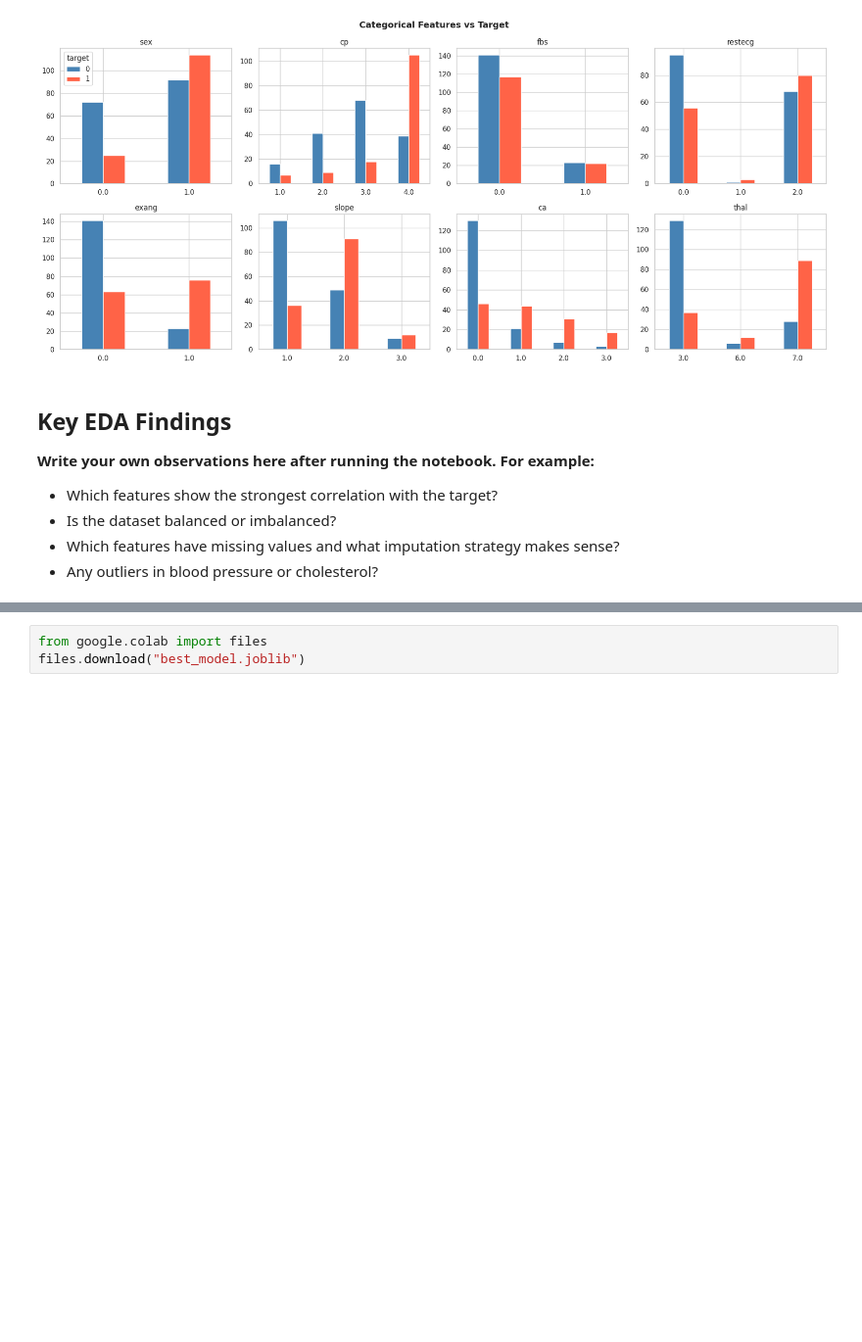
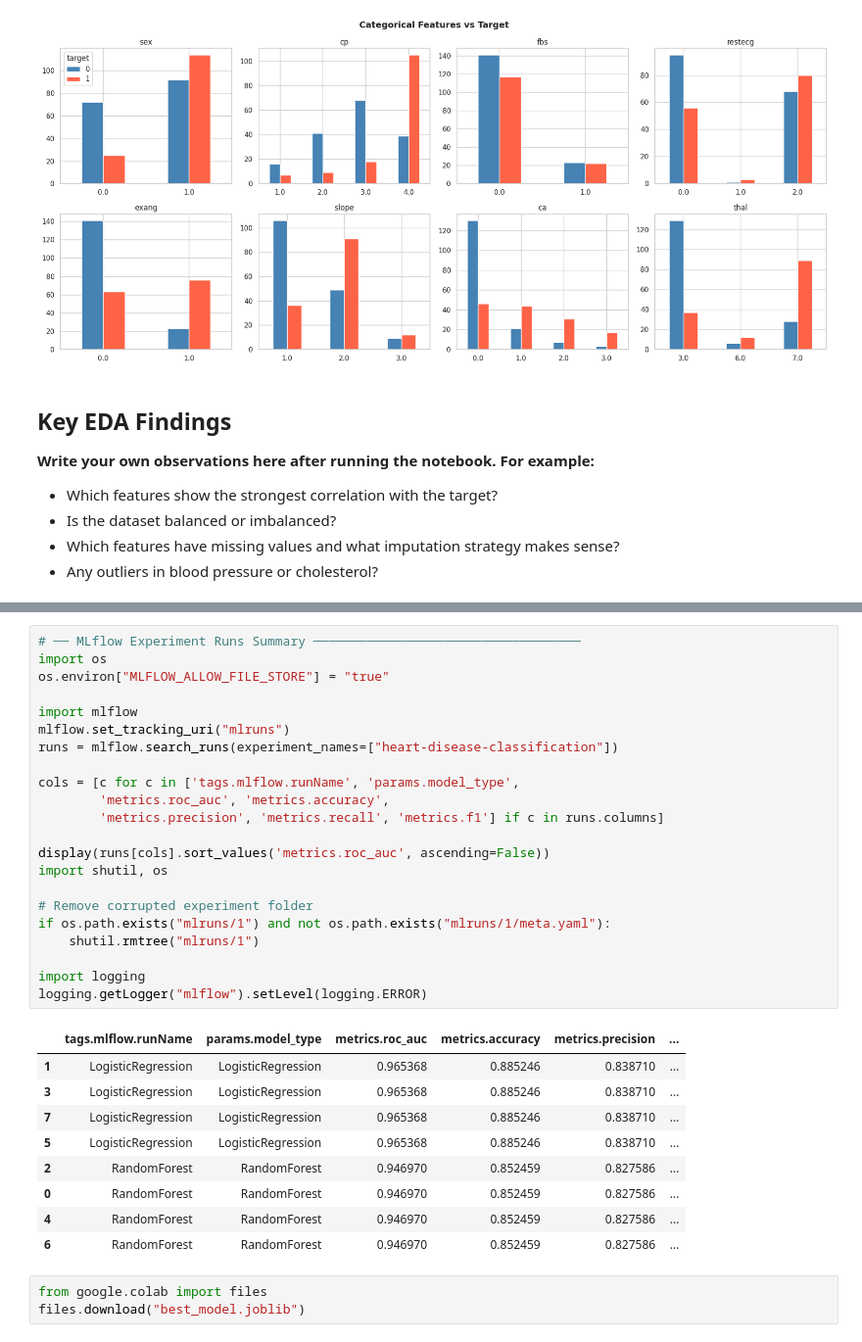
Before and after one commit to ParagSG/heart-disease-mlopsv1, a Jupyter notebook: notebooks/01_eda.ipynb, the cells around one changed output, grey strips where cells are left out. Shown at 98% size. Cells and saved outputs as stored; diff of their text form; blank space fills up the shorter version.

Commit message:
Add files via upload
additional fixes for mlflows run

```diff
--- a/notebooks/01_eda.ipynb
+++ b/notebooks/01_eda.ipynb
@@ -362,3 +363,35 @@ Saved: best_model.joblib
+# %%
+# ── MLflow Experiment Runs Summary ───────────────────────────────────
+import os
+os.environ["MLFLOW_ALLOW_FILE_STORE"] = "true"
+
+import mlflow
+mlflow.set_tracking_uri("mlruns")
+runs = mlflow.search_runs(experiment_names=["heart-disease-classification"])
+
+cols = [c for c in ['tags.mlflow.runName', 'params.model_type',
+        'metrics.roc_auc', 'metrics.accuracy',
+        'metrics.precision', 'metrics.recall', 'metrics.f1'] if c in runs.columns]
+
+display(runs[cols].sort_values('metrics.roc_auc', ascending=False))
+import shutil, os
+
+# Remove corrupted experiment folder
+if os.path.exists("mlruns/1") and not os.path.exists("mlruns/1/meta.yaml"):
+    shutil.rmtree("mlruns/1")
+
+import logging
+logging.getLogger("mlflow").setLevel(logging.ERROR)
+# %% [output]
+|  | tags.mlflow.runName | params.model_type | metrics.roc_auc | metrics.accuracy | metrics.precision | ... |
+| 1 | LogisticRegression | LogisticRegression | 0.965368 | 0.885246 | 0.838710 | ... |
+| 3 | LogisticRegression | LogisticRegression | 0.965368 | 0.885246 | 0.838710 | ... |
+| 7 | LogisticRegression | LogisticRegression | 0.965368 | 0.885246 | 0.838710 | ... |
+| 5 | LogisticRegression | LogisticRegression | 0.965368 | 0.885246 | 0.838710 | ... |
+| 2 | RandomForest | RandomForest | 0.946970 | 0.852459 | 0.827586 | ... |
+| 0 | RandomForest | RandomForest | 0.946970 | 0.852459 | 0.827586 | ... |
+| 4 | RandomForest | RandomForest | 0.946970 | 0.852459 | 0.827586 | ... |
+| 6 | RandomForest | RandomForest | 0.946970 | 0.852459 | 0.827586 | ... |
 # %%
 from google.colab import files
 files.download("best_model.joblib")
```
Also changed, not shown: parts of 2 cells of this notebook.
